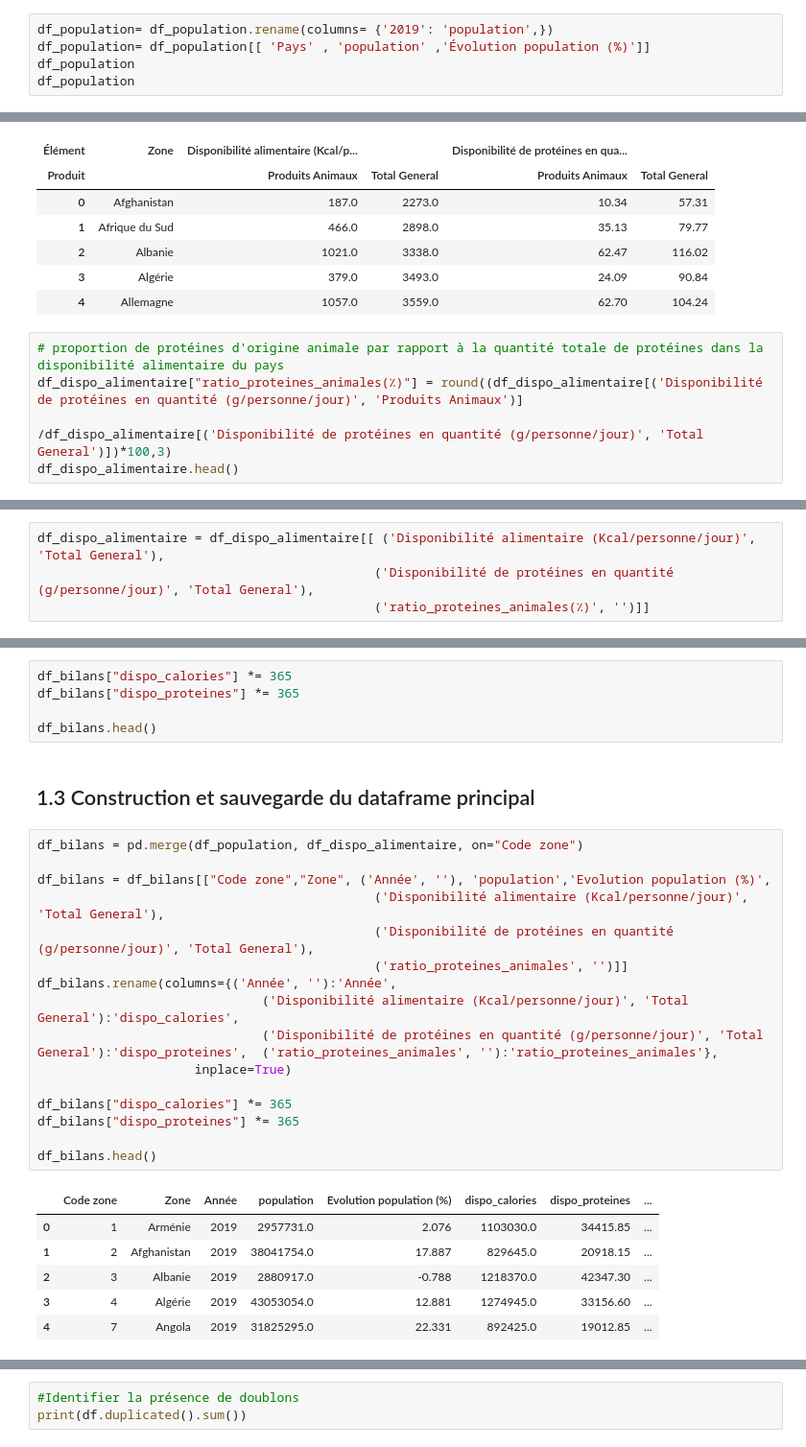
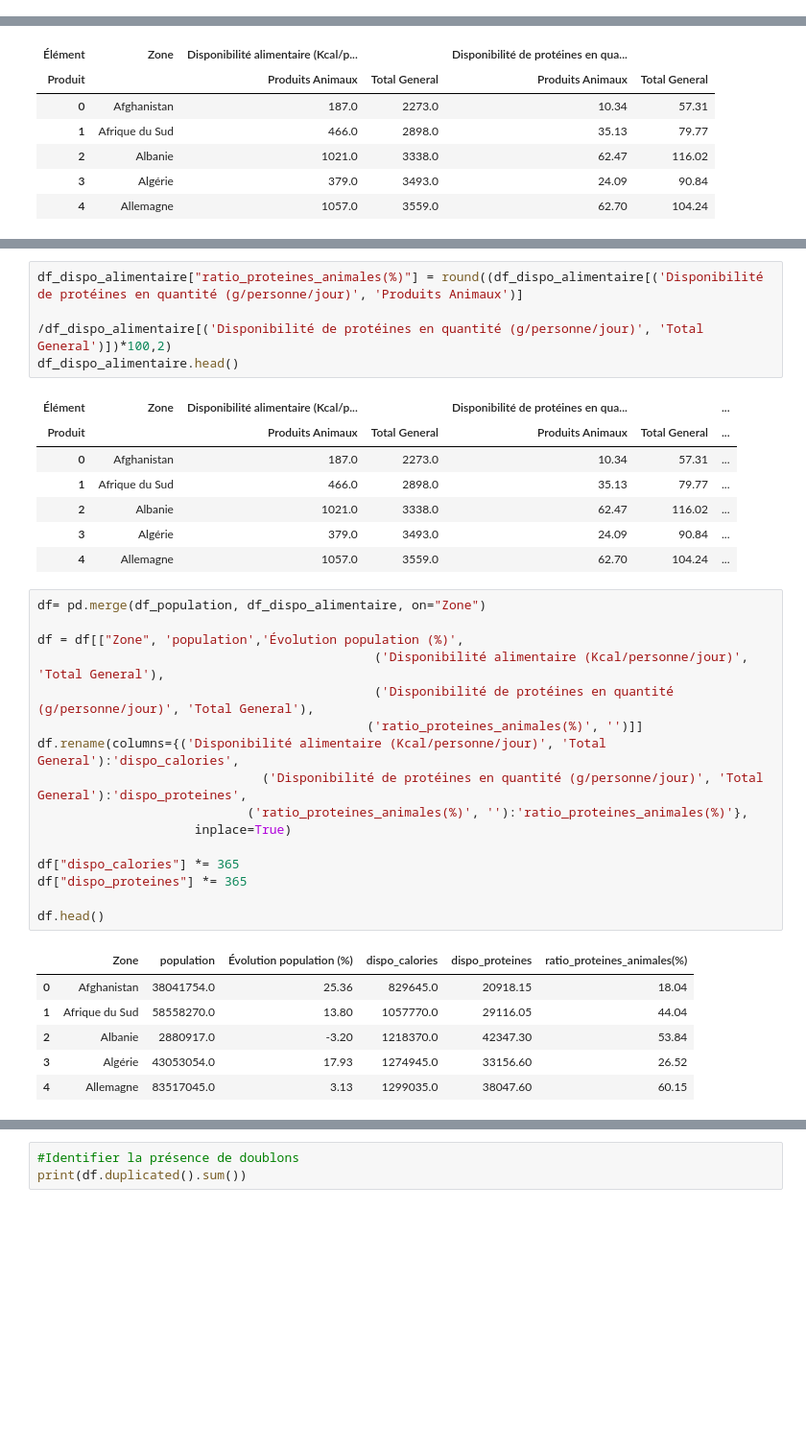
Before and after one commit to ROWAIDAK/ROWAIDAK-P5_Produisez-une-tude-de-march, a Jupyter notebook: P5_01 dendogramme-Copy1.ipynb, the cells around one changed output, grey strips where cells are left out. Shown at 96% size. Cells and saved outputs as stored; diff of their text form; blank space fills up the shorter version.

```diff
--- a/P5_01 dendogramme-Copy1.ipynb
+++ b/P5_01 dendogramme-Copy1.ipynb
@@ -153,5 +150,0 @@ L'évolution 2009/2019 est de 11.07 %.
-# %%
-df_population= df_population.rename(columns= {'2019': 'population',})
-df_population= df_population[[ 'Pays' , 'population' ,'Évolution population (%)']]
-df_population
-df_population
@@ -202,8 +181,3 @@ df_dispo_alimentaire.head()
 | 2 | Albanie | 1021.0 | 3338.0 | 62.47 | 116.02 |
 | 3 | Algérie | 379.0 | 3493.0 | 24.09 | 90.84 |
 | 4 | Allemagne | 1057.0 | 3559.0 | 62.70 | 104.24 |
-# %%
-# proportion de protéines d'origine animale par rapport à la quantité totale de protéines dans la disponibilité alimentaire du pays
-df_dispo_alimentaire["ratio_proteines_animales(٪)"] = round((df_dispo_alimentaire[('Disponibilité de protéines en quantité (g/personne/jour)', 'Produits Animaux')]
-                                                                         /df_dispo_alimentaire[('Disponibilité de protéines en quantité (g/personne/jour)', 'Total General')])*100,3)
-df_dispo_alimentaire.head()
@@ -218,4 +183,0 @@ df_dispo_alimentaire.head()
-# %%
-df_dispo_alimentaire = df_dispo_alimentaire[[ ('Disponibilité alimentaire (Kcal/personne/jour)', 'Total General'),
-                                             ('Disponibilité de protéines en quantité (g/personne/jour)', 'Total General'),
-                                             ('ratio_proteines_animales(٪)', '')]]
@@ -230,30 +184,35 @@ SyntaxError: invalid syntax (<ipython-input-238-b45d8cb7b039>, line 1)
-# %%
-df_bilans["dispo_calories"] *= 365
-df_bilans["dispo_proteines"] *= 365
-
-df_bilans.head()
-# %% [markdown]
-## 1.3 Construction et sauvegarde du dataframe principal
+# %%
+df_dispo_alimentaire["ratio_proteines_animales(%)"] = round((df_dispo_alimentaire[('Disponibilité de protéines en quantité (g/personne/jour)', 'Produits Animaux')]
+                                                                         /df_dispo_alimentaire[('Disponibilité de protéines en quantité (g/personne/jour)', 'Total General')])*100,2)
+df_dispo_alimentaire.head()
+# %% [output]
+| Élément | Zone | Disponibilité alimentaire (Kcal/p... |  | Disponibilité de protéines en qua... |  | ... |
+| Produit |  | Produits Animaux | Total General | Produits Animaux | Total General | ... |
+| 0 | Afghanistan | 187.0 | 2273.0 | 10.34 | 57.31 | ... |
+| 1 | Afrique du Sud | 466.0 | 2898.0 | 35.13 | 79.77 | ... |
+| 2 | Albanie | 1021.0 | 3338.0 | 62.47 | 116.02 | ... |
+| 3 | Algérie | 379.0 | 3493.0 | 24.09 | 90.84 | ... |
+| 4 | Allemagne | 1057.0 | 3559.0 | 62.70 | 104.24 | ... |
 # %%
-df_bilans = pd.merge(df_population, df_dispo_alimentaire, on="Code zone")
+df= pd.merge(df_population, df_dispo_alimentaire, on="Zone")
 
-df_bilans = df_bilans[["Code zone","Zone", ('Année', ''), 'population','Evolution population (%)',
+df = df[["Zone", 'population','Évolution population (%)',
                                              ('Disponibilité alimentaire (Kcal/personne/jour)', 'Total General'),
                                              ('Disponibilité de protéines en quantité (g/personne/jour)', 'Total General'),
-                                             ('ratio_proteines_animales', '')]]
-df_bilans.rename(columns={('Année', ''):'Année',
-                              ('Disponibilité alimentaire (Kcal/personne/jour)', 'Total General'):'dispo_calories',
-                              ('Disponibilité de protéines en quantité (g/personne/jour)', 'Total General'):'dispo_proteines',  ('ratio_proteines_animales', ''):'ratio_proteines_animales'},
+                                            ('ratio_proteines_animales(%)', '')]]
+df.rename(columns={('Disponibilité alimentaire (Kcal/personne/jour)', 'Total General'):'dispo_calories',
+                              ('Disponibilité de protéines en quantité (g/personne/jour)', 'Total General'):'dispo_proteines',
+                            ('ratio_proteines_animales(%)', ''):'ratio_proteines_animales(%)'},
                      inplace=True)
 
-df_bilans["dispo_calories"] *= 365
-df_bilans["dispo_proteines"] *= 365
+df["dispo_calories"] *= 365
+df["dispo_proteines"] *= 365
 
-df_bilans.head()
+df.head()
 # %% [output]
-|  | Code zone | Zone | Année | population | Evolution population (%) | dispo_calories | dispo_proteines | ... |
-| 0 | 1 | Arménie | 2019 | 2957731.0 | 2.076 | 1103030.0 | 34415.85 | ... |
-| 1 | 2 | Afghanistan | 2019 | 38041754.0 | 17.887 | 829645.0 | 20918.15 | ... |
-| 2 | 3 | Albanie | 2019 | 2880917.0 | -0.788 | 1218370.0 | 42347.30 | ... |
-| 3 | 4 | Algérie | 2019 | 43053054.0 | 12.881 | 1274945.0 | 33156.60 | ... |
-| 4 | 7 | Angola | 2019 | 31825295.0 | 22.331 | 892425.0 | 19012.85 | ... |
+|  | Zone | population | Évolution population (%) | dispo_calories | dispo_proteines | ratio_proteines_animales(%) |
+| 0 | Afghanistan | 38041754.0 | 25.36 | 829645.0 | 20918.15 | 18.04 |
+| 1 | Afrique du Sud | 58558270.0 | 13.80 | 1057770.0 | 29116.05 | 44.04 |
+| 2 | Albanie | 2880917.0 | -3.20 | 1218370.0 | 42347.30 | 53.84 |
+| 3 | Algérie | 43053054.0 | 17.93 | 1274945.0 | 33156.60 | 26.52 |
+| 4 | Allemagne | 83517045.0 | 3.13 | 1299035.0 | 38047.60 | 60.15 |
```
Also changed, not shown: parts of 47 cells of this notebook.
